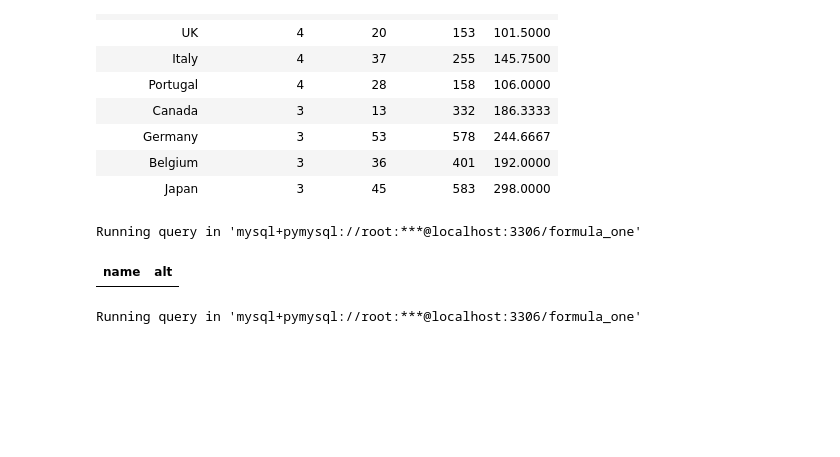
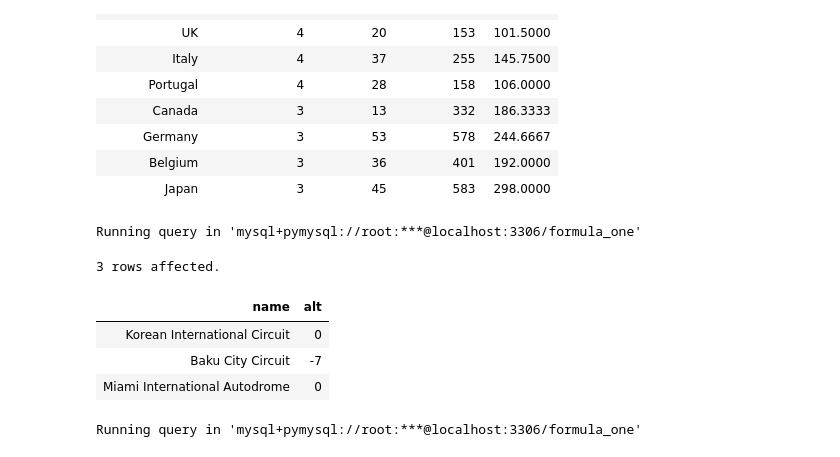
Before and after one commit to kelvinziroh/formula_one, a Jupyter notebook: notebooks/f1_EDA.ipynb, the cells around one changed output. Drawn from its saved outputs; the diff is of its cells as text; code cells hidden in the pictures; blank space fills up the shorter version.

```diff
--- a/notebooks/f1_EDA.ipynb
+++ b/notebooks/f1_EDA.ipynb
@@ -166,12 +169,15 @@ Running query in 'mysql+pymysql://root:***@localhost:3306/formula_one'
 # %%
 %%sql
 SELECT name, alt
 FROM circuits
-WHERE alt < 0
-AND country = "USA";
+WHERE alt <= 0;
 # %% [output]
 Running query in 'mysql+pymysql://root:***@localhost:3306/formula_one'
+3 rows affected.
 | name | alt |
+| Korean International Circuit | 0 |
+| Baku City Circuit | -7 |
+| Miami International Autodrome | 0 |
 # %%
 %%sql
 -- circuit altitude outliers
```
Also changed, not shown: parts of 1 cell of this notebook.
